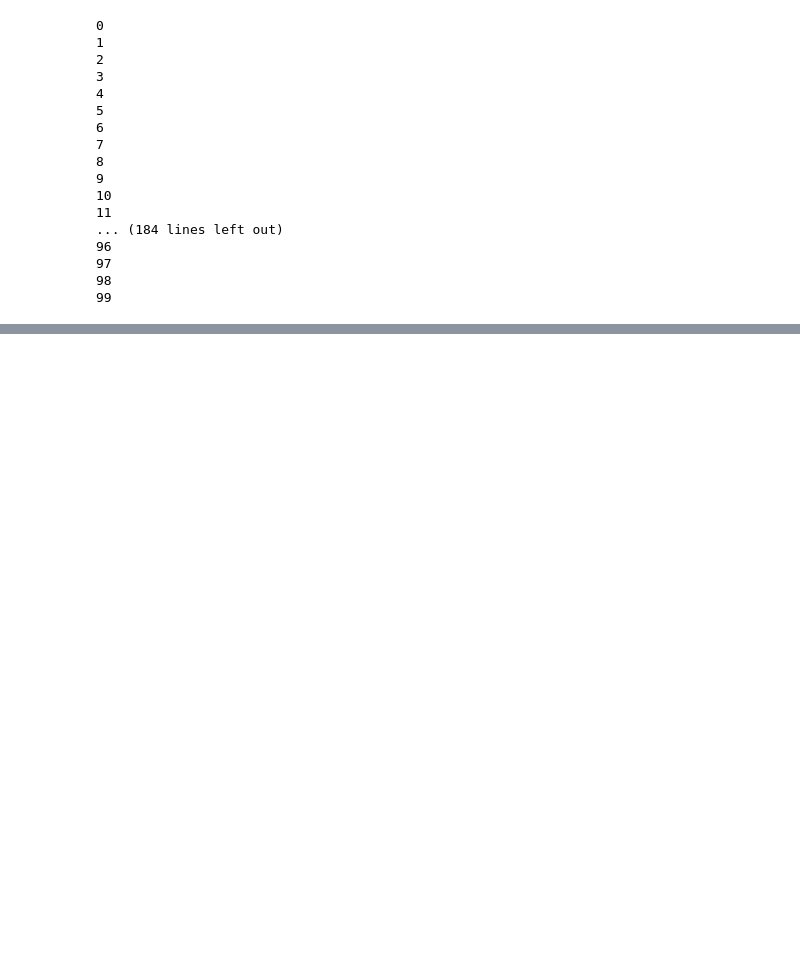
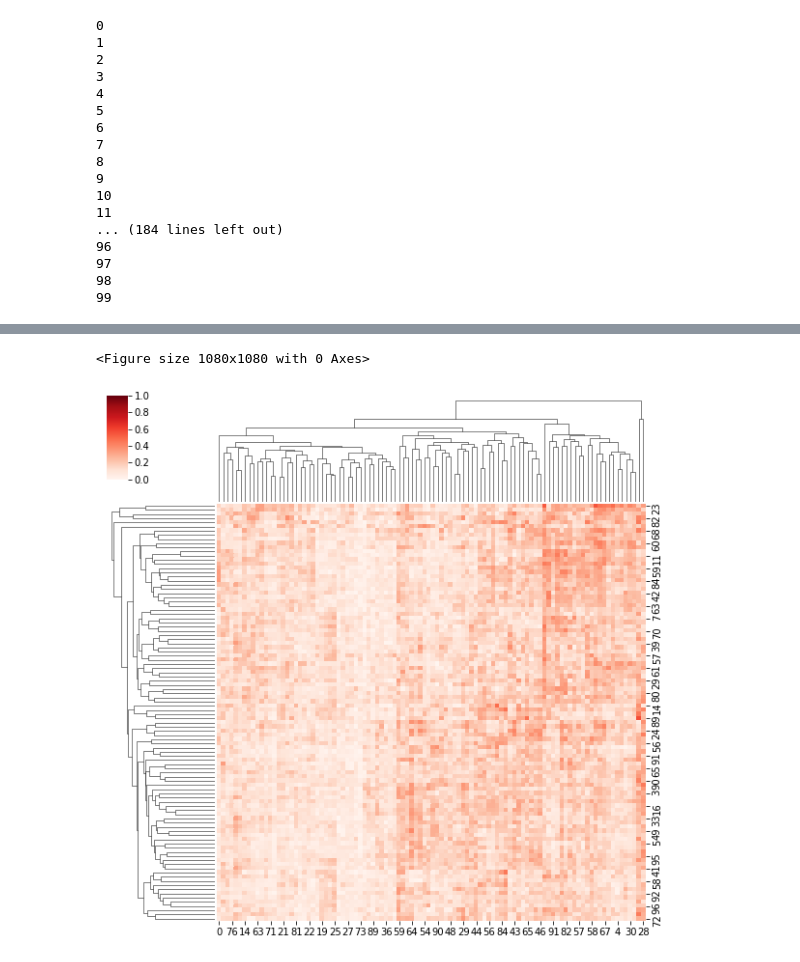
Before and after one commit to QinglinDong/vsDBN, a Jupyter notebook: 5.DBN_Hierarchy.ipynb, the cells around one changed output, grey strips where cells are left out. Saved outputs shown, nothing was run; the diff lists cells and outputs as text; code cells hidden in the pictures; blank space fills up the shorter version.

```diff
--- a/5.DBN_Hierarchy.ipynb
+++ b/5.DBN_Hierarchy.ipynb
@@ -28,7 +28,7 @@ def plot(D,file):
     mask = np.zeros_like(D, dtype=np.bool)
     mask[np.triu_indices_from(mask)] = True
     plt.figure(figsize=(15,15))
-    sns_plot=sns.heatmap(D,cmap="Reds")
+    sns_plot=sns.clustermap(D,cmap="Reds",vmin=0, vmax=1)
     plt.savefig(file)
 # %%
 import numpy as np
@@ -67,5 +51,5 @@ AttributeError: 'AxesSubplot' object has no attribute 'savefig'
 # %%
-task='EMOTION'
+task='GAMBLING'
 map1=np.load('/home/share/TmpData/Qinglin/HCP_Group_DBN/'+task+'_map1.npy')
 map2=np.load('/home/share/TmpData/Qinglin/HCP_Group_DBN/'+task+'_map2.npy')
 map3=np.load('/home/share/TmpData/Qinglin/HCP_Group_DBN/'+task+'_map3.npy')
@@ -113,0 +221,6 @@ print(find_max(map2[83],map1) )
+# %%
+
+plot(D23,'/storage/dbn/Hierarchy/'+'GAMBLING'+'_D12_.png')
+# %% [output]
+<Figure size 1080x1080 with 0 Axes>
+[figure, added]
```
Also changed, not shown: parts of 17 cells of this notebook, 10 other files.
